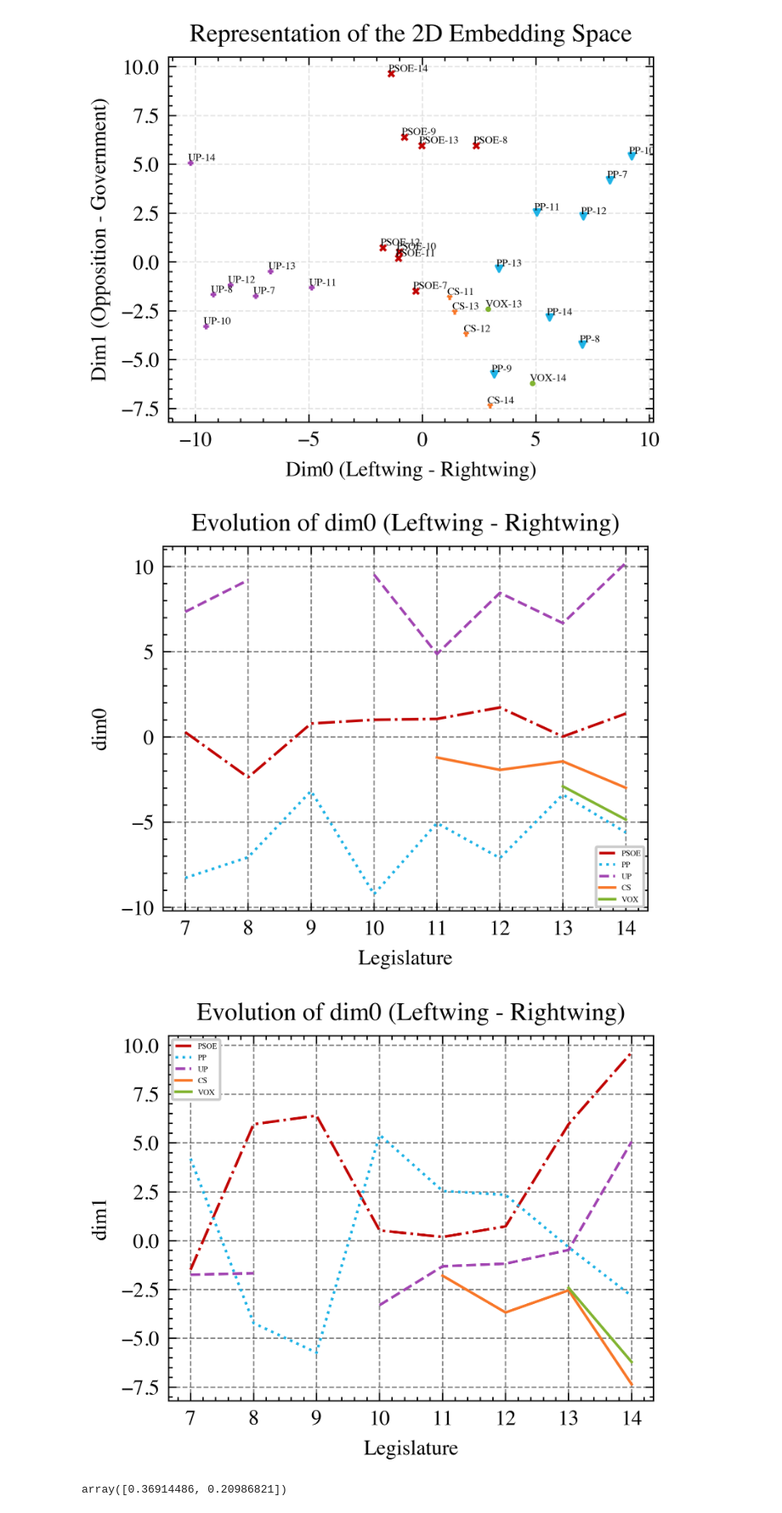
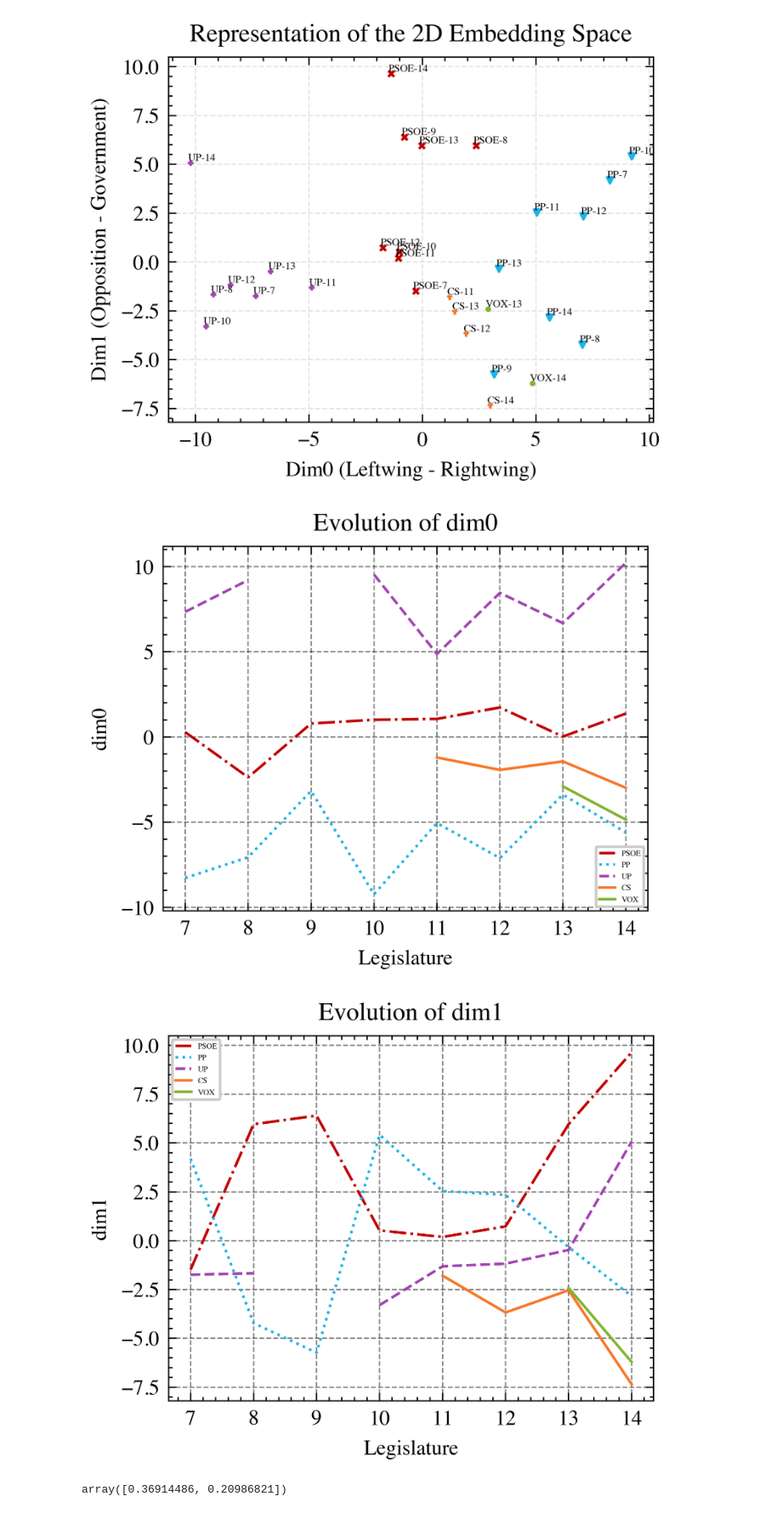
Before and after one commit to dibuja/polarisation-nlp, a Jupyter notebook: notebooks/ideological_polarisation.ipynb, the cells around one changed output. Shown at 85% size. Drawn from its saved outputs; the diff is of its cells as text; code cells hidden in the pictures.

```diff
--- a/notebooks/ideological_polarisation.ipynb
+++ b/notebooks/ideological_polarisation.ipynb
@@ -262,36 +262,36 @@ def plot_ts(dim, reduced):
     rp['leg'] = [i[1] for i in rp['speaker'].str.split('-')]
     rp['party'] = [i[0] for i in rp['speaker'].str.split('-')]
 
     # Pivot.
     rp['leg'] = rp['leg'].astype(int)
     rp = rp.pivot(index='leg', columns='party', values=['dim0', 'dim1'])
 
     # Create a new figure and axis
     fig, ax = plt.subplots()
 
     # Plot each time series on the same axis
     ax.plot(rp[f'{dim}', 'PSOE']*0.31, label='PSOE', color='#c10200', linestyle='-.')
     ax.plot(rp[f'{dim}', 'PP']*0.31, label='PP', color='#1eb3e6', linestyle=':')
     ax.plot(rp[f'{dim}', 'UP']*0.31, label='UP', color='#a245b2', linestyle='--')
     ax.plot(rp[f'{dim}', 'CS']*0.31, label='CS', color='#f87729', linestyle='-')
     ax.plot(rp[f'{dim}', 'VOX']*0.31, label='VOX', color='#82b431', linestyle='-')
 
 
     # Add a legend and set the title
-    ax.set_title(f'Evolution of dim0 (Leftwing - Rightwing)')
+    ax.set_title(f'Evolution of {dim}')
     ax.legend(fontsize=3)
     plt.xlabel('Legislature')
     plt.ylabel(f'{dim}')
     plt.xticks(ticks=[7,8,9,10,11,12,13,14])
 
     # Show the plot
     plt.show()
 
 plot_ts('dim0', reduced)
 plot_ts('dim1', reduced)
 # %% [output]
-[figure, old version]
+[figure, new version]
-[figure, old version]
+[figure, new version]
 # %%
 dr.explained_variance_ratio_
 # %% [output]
```
Also changed, not shown: parts of 2 cells of this notebook, 1 other file.
